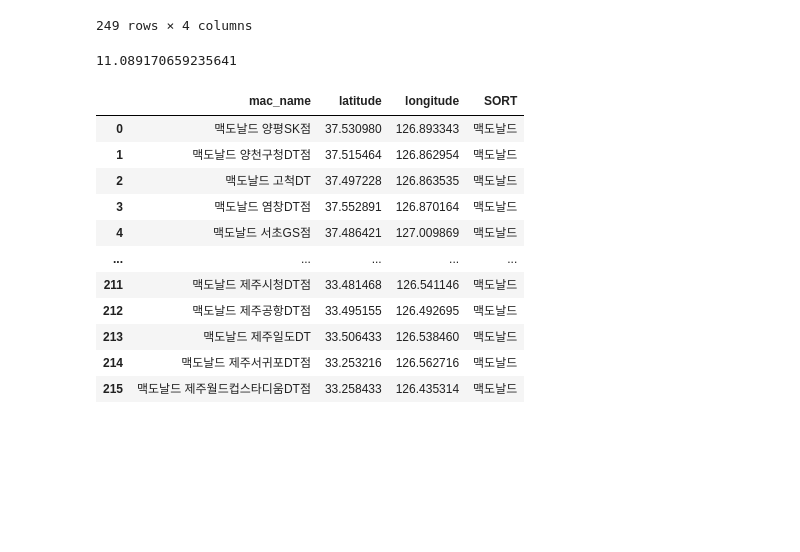
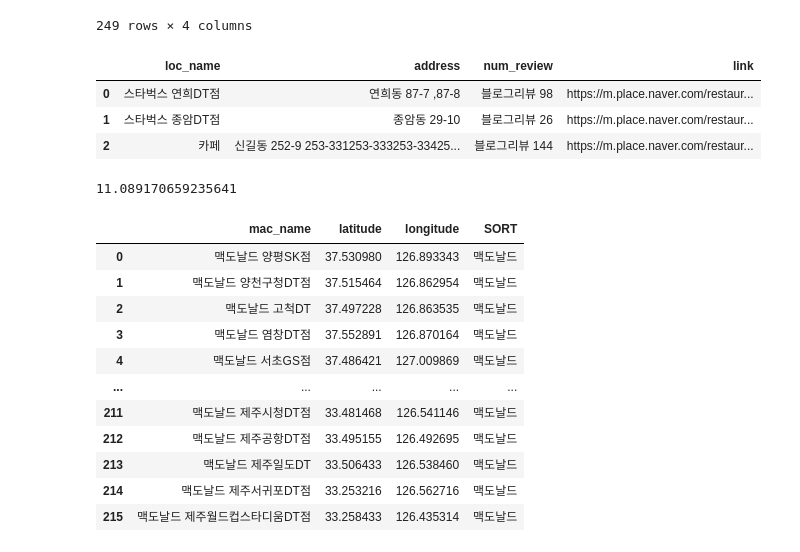
Before and after one commit to Edwardkim0/kakamap_crawler, a Jupyter notebook: distance_cal-Copy1.ipynb, the cells around one changed output. Cells and saved outputs as stored; diff of their text form; code cells hidden in the pictures; blank space fills up the shorter version.

```diff
--- a/distance_cal-Copy1.ipynb
+++ b/distance_cal-Copy1.ipynb
@@ -19,6 +59,13 @@ x
 | 247 | 스타벅스 대구공평DT점 | 고성리 238 | 블로그리뷰 244 | https://m.place.naver.com/restaur... |
 | 248 | 스타벅스 대구상인DT점 | 고내리 340 | 블로그리뷰 144 | https://m.place.naver.com/restaur... |
 249 rows × 4 columns
+# %%
+x.loc[:2,:]
+# %% [output]
+|  | loc_name | address | num_review | link |
+| 0 | 스타벅스 연희DT점 | 연희동 87-7 ,87-8 | 블로그리뷰 98 | https://m.place.naver.com/restaur... |
+| 1 | 스타벅스 종암DT점 | 종암동 29-10 | 블로그리뷰 26 | https://m.place.naver.com/restaur... |
+| 2 | 카페 | 신길동 252-9 253-331253-333253-33425... | 블로그리뷰 144 | https://m.place.naver.com/restaur... |
 # %%
 print(geopy.distance.vincenty(('32','53'), ('32.1','53.001')).km)
 # %% [output]
```
Also changed, not shown: parts of 5 cells of this notebook, 5 other files.
